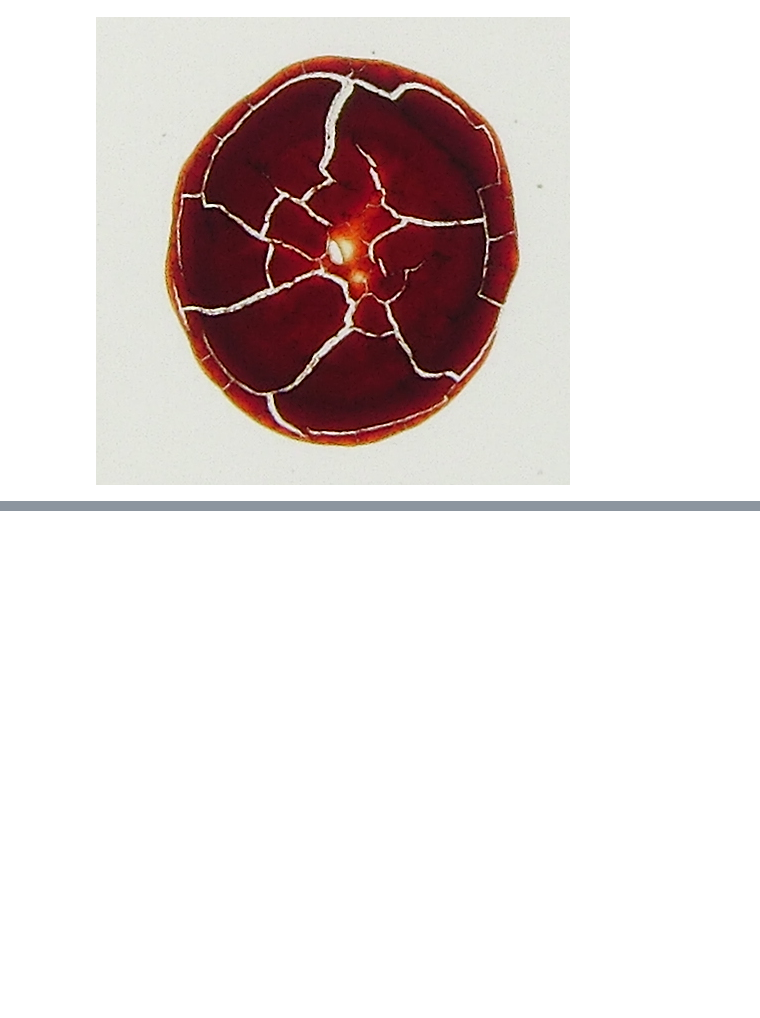
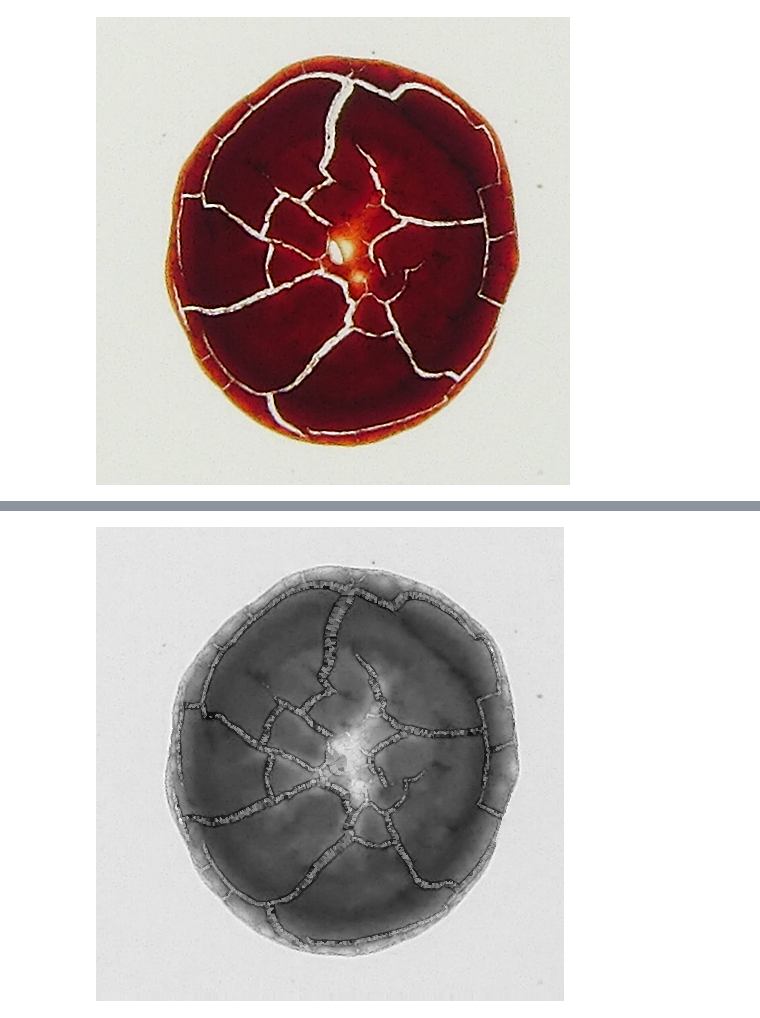
Before and after one commit to saschahofmann/dropcast, a Jupyter notebook: preprocessing.ipynb, the cells around one changed output, grey strips where cells are left out. Saved outputs shown, nothing was run; the diff lists cells and outputs as text; code cells hidden in the pictures; blank space fills up the shorter version.

```diff
--- a/preprocessing.ipynb
+++ b/preprocessing.ipynb
@@ -15,0 +76,13 @@ Image.open(path)
+# %%
+red_arr = np.array(red)
+ny, nx = red_arr.shape
+grid_x, grid_y = np.mgrid[0:nx, 0:ny]
+points = np.argwhere(mask<1)
+values = red_arr[mask<1]
+points.shape, values.shape
+# %%
+interpolated_img = griddata( points, values, (grid_x, grid_y), method='nearest')
+# %%
+Image.fromarray(interpolated_img.astype(np.uint8))
+# %% [output]
+[figure, added]
```
Also changed, not shown: parts of 14 cells of this notebook, 2 other files.
